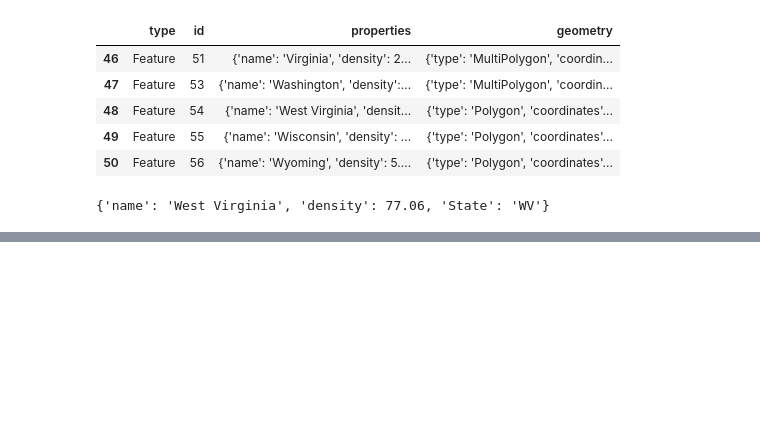
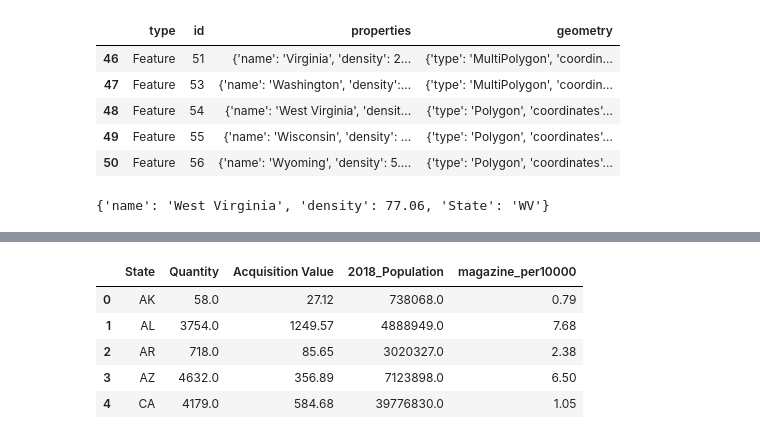
Before and after one commit to heyannag/Project_2_TLLDL, a Jupyter notebook: maps/converttogeojson.ipynb, the cells around one changed output, grey strips where cells are left out. Saved outputs shown, nothing was run; the diff lists cells and outputs as text; code cells hidden in the pictures; blank space fills up the shorter version.

```diff
--- a/maps/converttogeojson.ipynb
+++ b/maps/converttogeojson.ipynb
@@ -201,0 +229,15 @@ featsdf["properties"][0]
+# %%
+magazine = transferdf.loc[["MAGAZINE,CARTRIDGE"]]
+magazine = magazine.groupby("State").agg({"Quantity": ["sum"], "Acquisition Value": ["sum"]})
+magazine =magazine.reset_index()
+magazine.columns = ["State", "Quantity", "Acquisition Value"]
+magazine = pd.merge(magazine, populationdf, on = "State")
+magazine["magazine_per10000"] = round((magazine["Quantity"]*10000)/magazine["2018_Population"],2)
+magazine.head()
+# %% [output]
+|  | State | Quantity | Acquisition Value | 2018_Population | magazine_per10000 |
+| 0 | AK | 58.0 | 27.12 | 738068.0 | 0.79 |
+| 1 | AL | 3754.0 | 1249.57 | 4888949.0 | 7.68 |
+| 2 | AR | 718.0 | 85.65 | 3020327.0 | 2.38 |
+| 3 | AZ | 4632.0 | 356.89 | 7123898.0 | 6.50 |
+| 4 | CA | 4179.0 | 584.68 | 39776830.0 | 1.05 |
```
Also changed, not shown: parts of 19 cells of this notebook, 2 other files.
